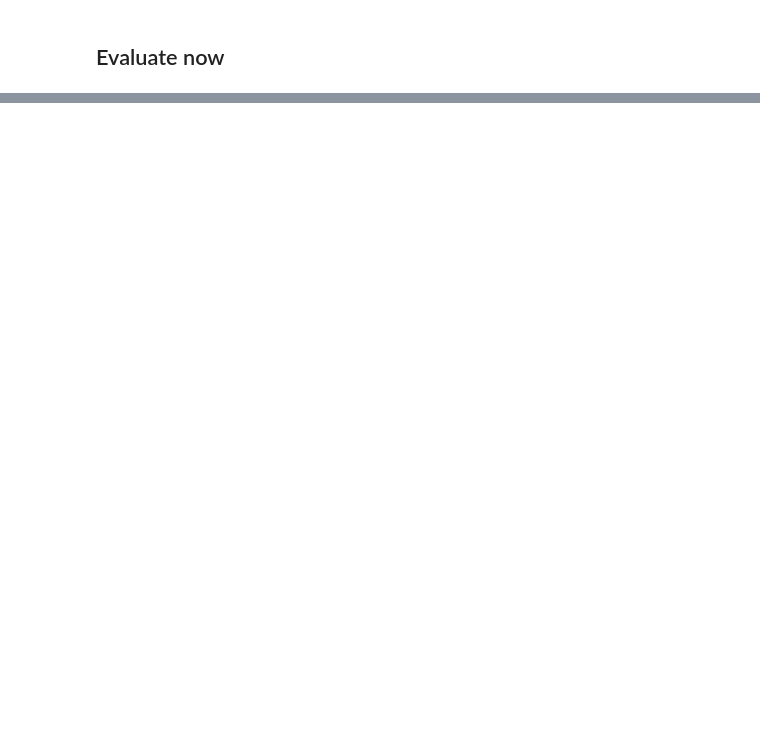
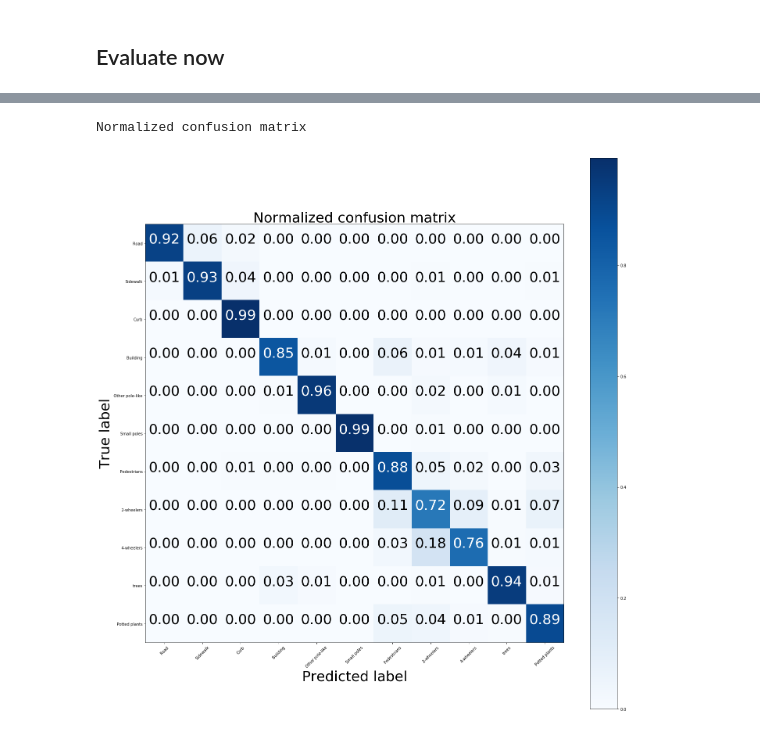
Before and after one commit to NoemiRoecklinger/dissertation, a Jupyter notebook: 10_scenarioB_classify.ipynb, the cells around one changed output, grey strips where cells are left out. Cells and saved outputs as stored; diff of their text form; code cells hidden in the pictures; blank space fills up the shorter version.

```diff
--- a/10_scenarioB_classify.ipynb
+++ b/10_scenarioB_classify.ipynb
@@ -86,0 +371,5 @@ Test score 78.30007251887504
+# %%
+# Create new X_train with only 15 features
+X_train_scenarioC = np.delete(X_train, [0,1,2,4,6,7,8,12,13,14,15,16,19,20,26,28,30] , 1)
+# Create new X_test with only 15 features
+X_test_scenarioC = np.delete(X_test, [0,1,2,4,6,7,8,12,13,14,15,16,19,20,26,28,30] , 1)
@@ -86,0 +384,7 @@ Test score 78.30007251887504
+# %%
+start = time.time()
+clf = RandomForestClassifier(max_depth=12, random_state=42, n_estimators=100, criterion='gini')
+print 'Created Random Forest in:', float(time.time()-start), 'seconds'
+start = time.time()
+clf.fit(X_train_scenarioC, y_train)
+print 'Fit model in:', float(time.time()-start), 'seconds'
@@ -86,0 +394,3 @@ Test score 78.30007251887504
+# %%
+# Make predictions for the unseen dataset
+predictions_scenarioC = clf.predict(X_test_scenarioC)
@@ -86,0 +423,5 @@ Test score 78.30007251887504
+# %%
+from sklearn.metrics import classification_report
+target_names = ['Road', 'Sidewalk', 'Curb', 'Building', 'Other pole-like',
+                'Small poles', 'Pedestrians', '2-wheelers', '4-wheelers','trees', 'Potted plants']
+print(classification_report(y_test, predictions_scenarioC, target_names=target_names))
@@ -86,0 +489,58 @@ Test score 78.30007251887504
+# %%
+class_names = target_names
+import itertools
+
+def plot_confusion_matrix(cm, classes,
+                          normalize=False,
+                          title='Confusion matrix',
+                          cmap=plt.cm.Blues):
+    """
+    This function prints and plots the confusion matrix.
+    Normalization can be applied by setting `normalize=True`.
+    """
+    if normalize:
+        cm = cm.astype('float') / cm.sum(axis=1)[:, np.newaxis]
+        print("Normalized confusion matrix")
+    else:
+        print('Confusion matrix, without normalization')
+
+    #print(cm)
+
+    plt.imshow(cm, interpolation='nearest', cmap=cmap)
+    plt.title(title,fontsize=36)
+    plt.colorbar()
+    tick_marks = np.arange(len(classes))
+    plt.xticks(tick_marks, classes, rotation=45)
+    plt.yticks(tick_marks, classes)
+
+    fmt = '.2f' if normalize else 'd'
+    thresh = cm.max() / 2.
+    for i, j in itertools.product(range(cm.shape[0]), range(cm.shape[1])):
+        plt.text(j, i, format(cm[i, j], fmt),fontsize=36,
+                 horizontalalignment="center",
+                 color="white" if cm[i, j] > thresh else "black")
+
+    plt.tight_layout()
+    plt.ylabel('True label',fontsize=36)
+    plt.xlabel('Predicted label',fontsize=36)
+
+# Compute confusion matrix
+cnf_matrix = confusion_matrix(y_test, predictions_scenarioC)
+np.set_printoptions(precision=2)
+
+# Plot non-normalized confusion matrix
+#plt.figure(figsize=(20,20))
+#plot_confusion_matrix(cnf_matrix, classes=class_names,
+                      #title='Confusion matrix, without normalization')
+
+
+# Plot normalized confusion matrix
+plt.figure(figsize=(20,20))
+plot_confusion_matrix(cnf_matrix, classes=class_names, normalize=True,
+                      title='Normalized confusion matrix')
+plt.savefig(FILE_PATH_ScenarioC+"/ConfusionMatrixScenarioC")
+
+plt.show()
+# %% [output]
+Normalized confusion matrix
+[figure, added]
```
Also changed, not shown: parts of 43 cells of this notebook, 2 other files.
